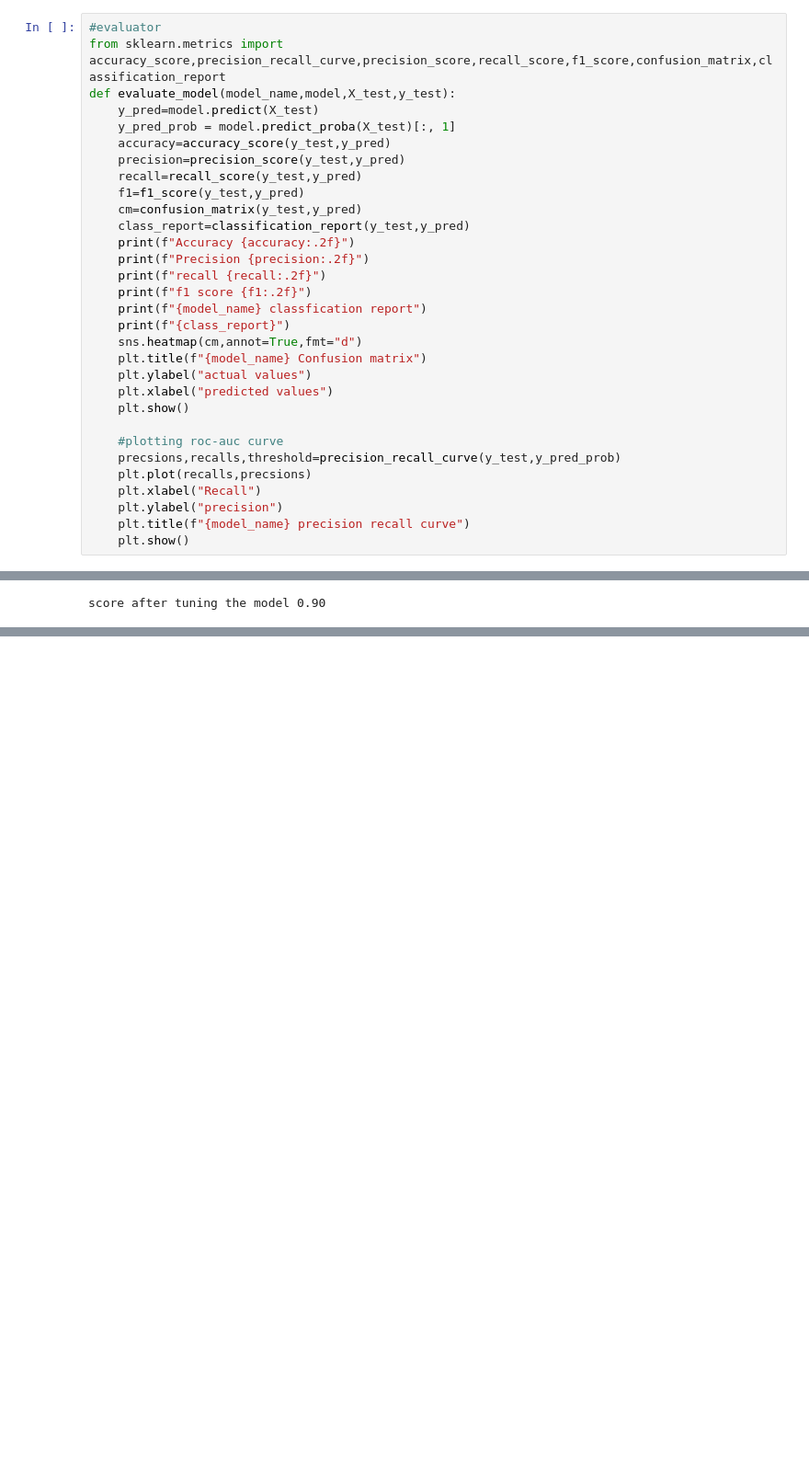
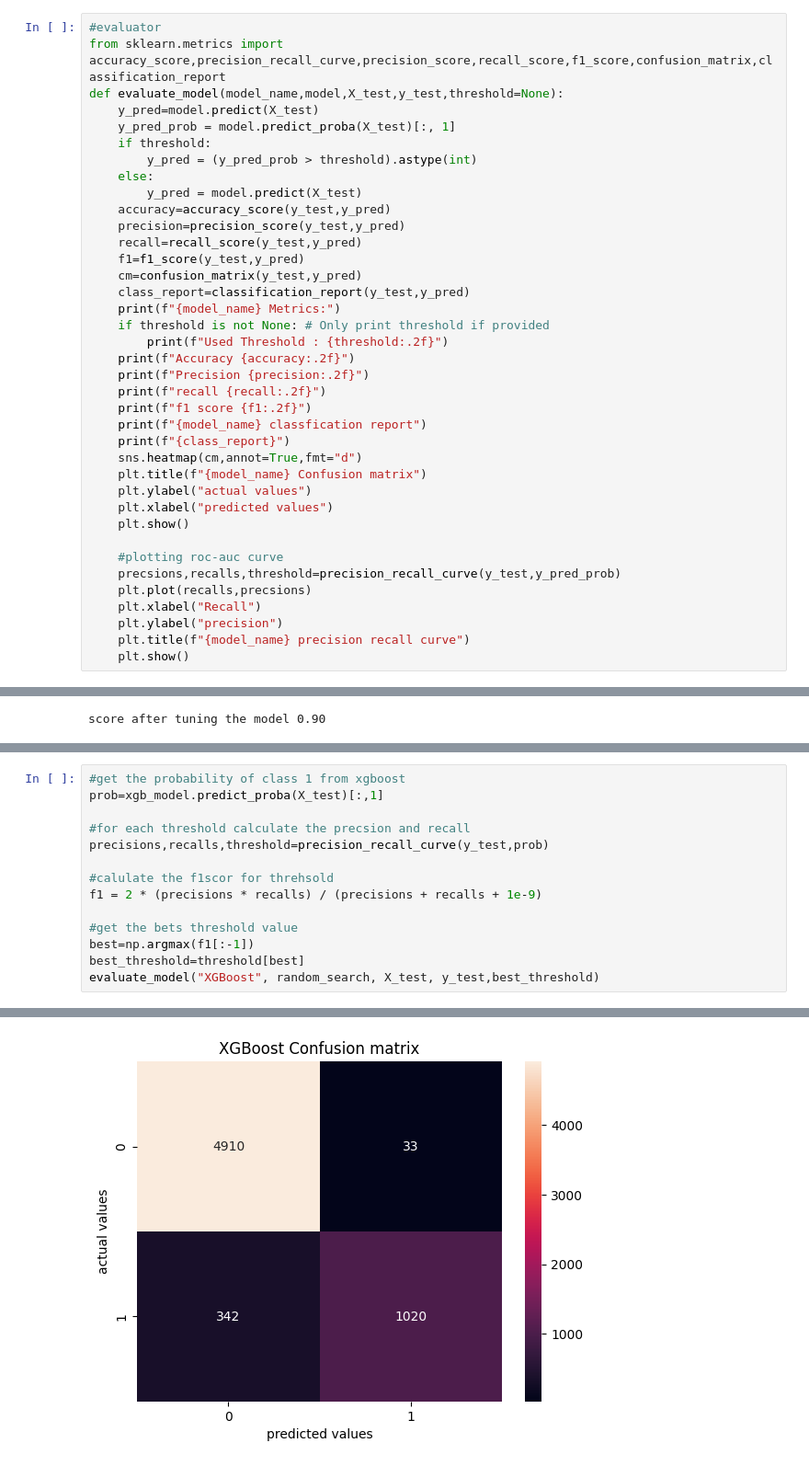
Before and after one commit to sumran58/credit_risk_analysis, a Jupyter notebook: credit_risk.ipynb, the cells around one changed output, grey strips where cells are left out. Shown at 92% size. Cells and saved outputs as stored; diff of their text form; blank space fills up the shorter version.

Commit message:
setting the threshold

```diff
--- a/credit_risk.ipynb
+++ b/credit_risk.ipynb
@@ -324,15 +324,22 @@ cv_results
 # %%
 #evaluator
 from sklearn.metrics import accuracy_score,precision_recall_curve,precision_score,recall_score,f1_score,confusion_matrix,classification_report
-def evaluate_model(model_name,model,X_test,y_test):
+def evaluate_model(model_name,model,X_test,y_test,threshold=None):
     y_pred=model.predict(X_test)
     y_pred_prob = model.predict_proba(X_test)[:, 1]
+    if threshold:
+        y_pred = (y_pred_prob > threshold).astype(int)
+    else:
+        y_pred = model.predict(X_test)
     accuracy=accuracy_score(y_test,y_pred)
     precision=precision_score(y_test,y_pred)
     recall=recall_score(y_test,y_pred)
     f1=f1_score(y_test,y_pred)
     cm=confusion_matrix(y_test,y_pred)
     class_report=classification_report(y_test,y_pred)
+    print(f"{model_name} Metrics:")
+    if threshold is not None: # Only print threshold if provided
+        print(f"Used Threshold : {threshold:.2f}")
     print(f"Accuracy {accuracy:.2f}")
     print(f"Precision {precision:.2f}")
     print(f"recall {recall:.2f}")
@@ -517,0 +525,15 @@ weighted avg       0.92      0.92      0.92      6305
+# %%
+#get the probability of class 1 from xgboost
+prob=xgb_model.predict_proba(X_test)[:,1]
+
+#for each threshold calculate the precsion and recall
+precisions,recalls,threshold=precision_recall_curve(y_test,prob)
+
+#calulate the f1scor for threhsold
+f1 = 2 * (precisions * recalls) / (precisions + recalls + 1e-9)
+
+#get the bets threshold value
+best=np.argmax(f1[:-1])
+best_threshold=threshold[best]
+evaluate_model("XGBoost", random_search, X_test, y_test,best_threshold)
+# %% [output]
@@ -517,0 +555 @@ weighted avg       0.92      0.92      0.92      6305
+[figure, added]
```
Also changed, not shown: parts of 4 cells of this notebook.
